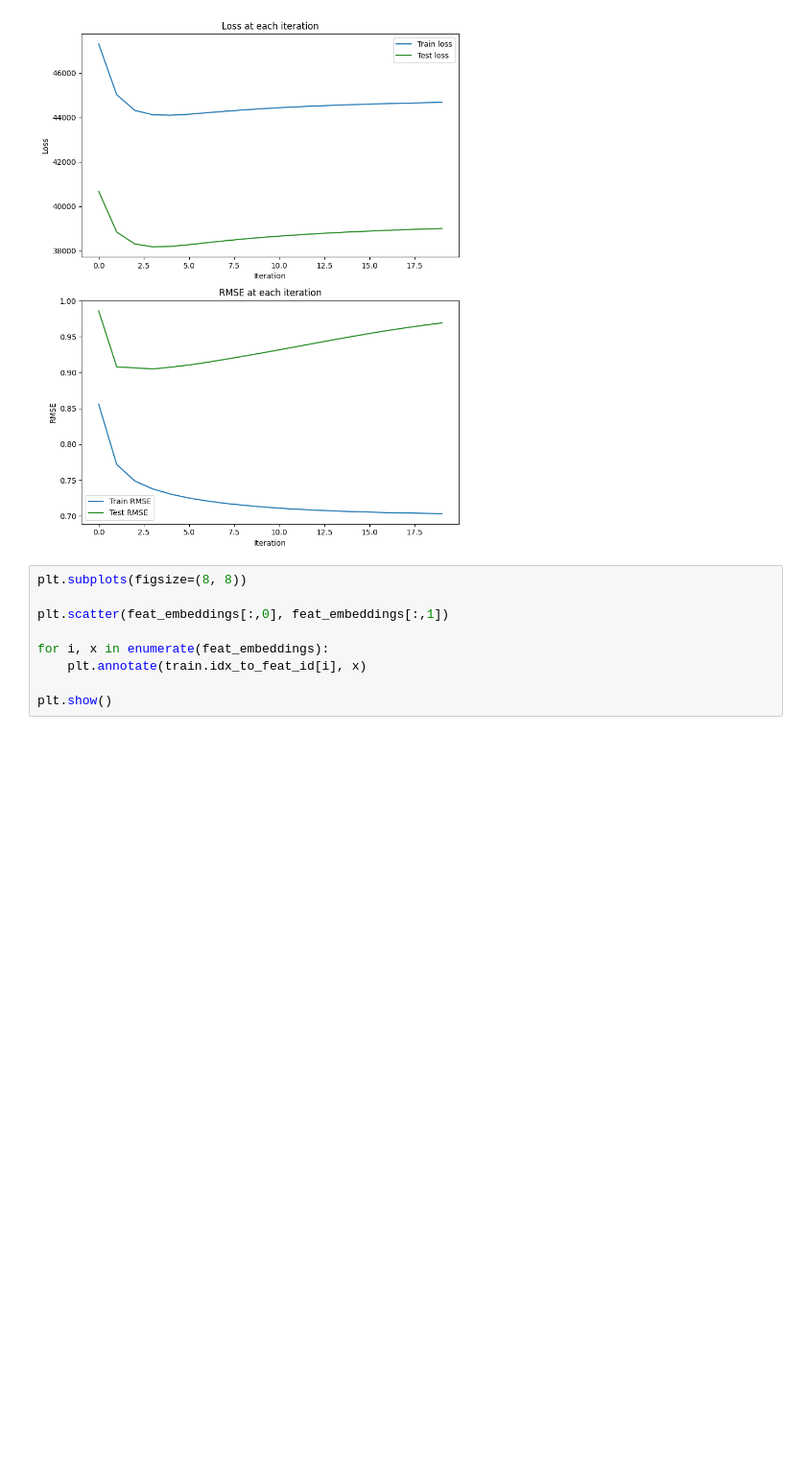
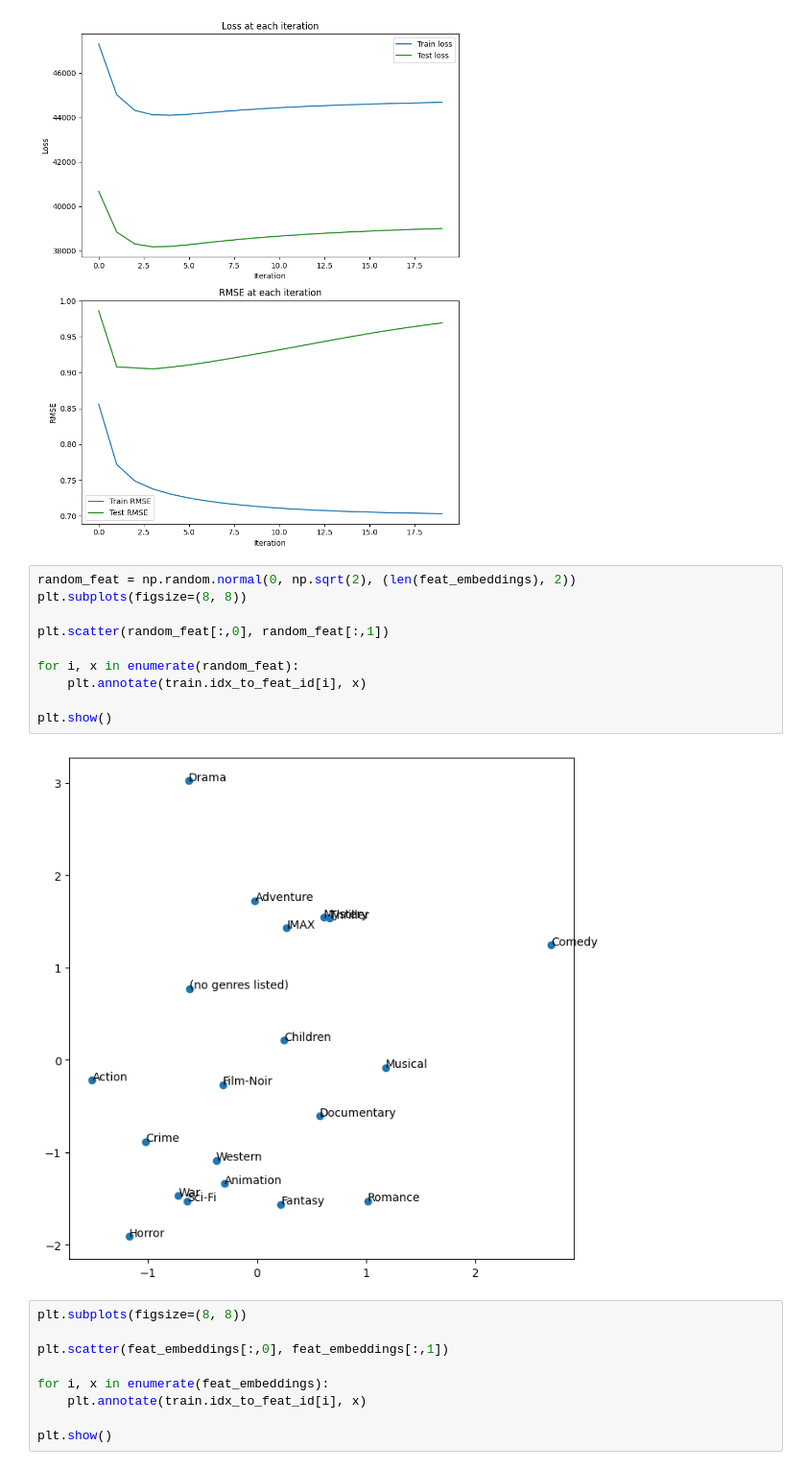
Before and after one commit to Toavina00/Recommender-system, a Jupyter notebook: notebooks/recommender.ipynb, the cells around one changed output. Shown at 96% size. Saved outputs shown, nothing was run; the diff lists cells and outputs as text; blank space fills up the shorter version.

Commit message:
model training test

```diff
--- a/notebooks/recommender.ipynb
+++ b/notebooks/recommender.ipynb
@@ -40,6 +40,18 @@ plt.tight_layout()
 plt.show()
 # %% [output]
 [figure]
+# %%
+random_feat = np.random.normal(0, np.sqrt(2), (len(feat_embeddings), 2))
+plt.subplots(figsize=(8, 8))
+
+plt.scatter(random_feat[:,0], random_feat[:,1])
+
+for i, x in enumerate(random_feat):
+    plt.annotate(train.idx_to_feat_id[i], x)
+
+plt.show()
+# %% [output]
+[figure, added]
 # %%
 plt.subplots(figsize=(8, 8))
 
```
